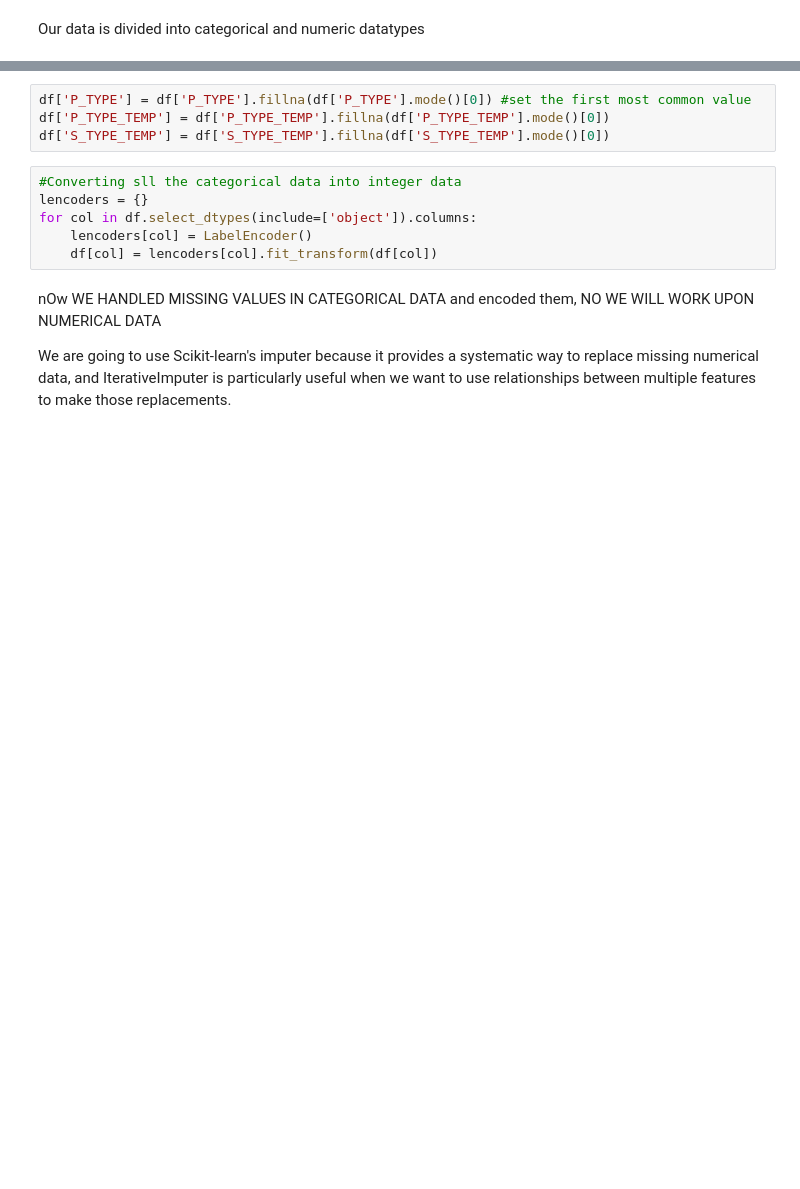
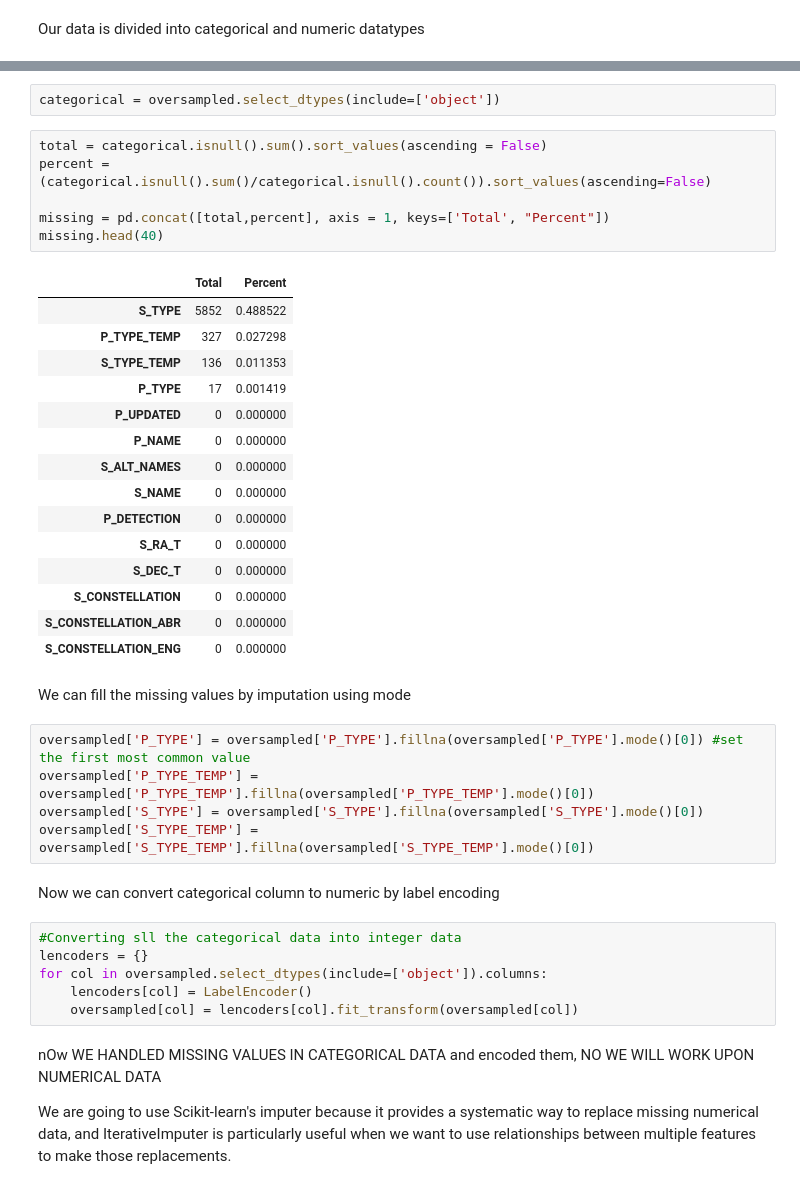
Before and after one commit to Ridima28/Exoplanet-Habitability-Classification, a Jupyter notebook: models/main.ipynb, the cells around one changed output, grey strips where cells are left out. Cells and saved outputs as stored; diff of their text form; blank space fills up the shorter version.

```diff
--- a/models/main.ipynb
+++ b/models/main.ipynb
@@ -314,13 +281,42 @@ TO handle the missing values, we can impute them using mode
+# %%
+categorical = oversampled.select_dtypes(include=['object'])
+# %%
+total = categorical.isnull().sum().sort_values(ascending = False)
+percent = (categorical.isnull().sum()/categorical.isnull().count()).sort_values(ascending=False)
+
+missing = pd.concat([total,percent], axis = 1, keys=['Total', "Percent"])
+missing.head(40)
+# %% [output]
+|  | Total | Percent |
+| S_TYPE | 5852 | 0.488522 |
+| P_TYPE_TEMP | 327 | 0.027298 |
+| S_TYPE_TEMP | 136 | 0.011353 |
+| P_TYPE | 17 | 0.001419 |
+| P_UPDATED | 0 | 0.000000 |
+| P_NAME | 0 | 0.000000 |
+| S_ALT_NAMES | 0 | 0.000000 |
+| S_NAME | 0 | 0.000000 |
+| P_DETECTION | 0 | 0.000000 |
+| S_RA_T | 0 | 0.000000 |
+| S_DEC_T | 0 | 0.000000 |
+| S_CONSTELLATION | 0 | 0.000000 |
+| S_CONSTELLATION_ABR | 0 | 0.000000 |
+| S_CONSTELLATION_ENG | 0 | 0.000000 |
+# %% [markdown]
+We can fill the missing values by imputation using mode
 # %%
-df['P_TYPE'] = df['P_TYPE'].fillna(df['P_TYPE'].mode()[0]) #set the first most common value
-df['P_TYPE_TEMP'] = df['P_TYPE_TEMP'].fillna(df['P_TYPE_TEMP'].mode()[0])
-df['S_TYPE_TEMP'] = df['S_TYPE_TEMP'].fillna(df['S_TYPE_TEMP'].mode()[0])
+oversampled['P_TYPE'] = oversampled['P_TYPE'].fillna(oversampled['P_TYPE'].mode()[0]) #set the first most common value
+oversampled['P_TYPE_TEMP'] = oversampled['P_TYPE_TEMP'].fillna(oversampled['P_TYPE_TEMP'].mode()[0])
+oversampled['S_TYPE'] = oversampled['S_TYPE'].fillna(oversampled['S_TYPE'].mode()[0])
+oversampled['S_TYPE_TEMP'] = oversampled['S_TYPE_TEMP'].fillna(oversampled['S_TYPE_TEMP'].mode()[0])
+# %% [markdown]
+Now we can convert categorical column to numeric by label encoding
 # %%
 #Converting sll the categorical data into integer data
 lencoders = {}
-for col in df.select_dtypes(include=['object']).columns:
+for col in oversampled.select_dtypes(include=['object']).columns:
     lencoders[col] = LabelEncoder()
-    df[col] = lencoders[col].fit_transform(df[col])
+    oversampled[col] = lencoders[col].fit_transform(oversampled[col])
 # %% [markdown]
 nOw WE HANDLED MISSING VALUES IN CATEGORICAL DATA and encoded them, NO WE WILL WORK UPON NUMERICAL DATA
 
```
Also changed, not shown: parts of 13 cells of this notebook, 9 other files.
